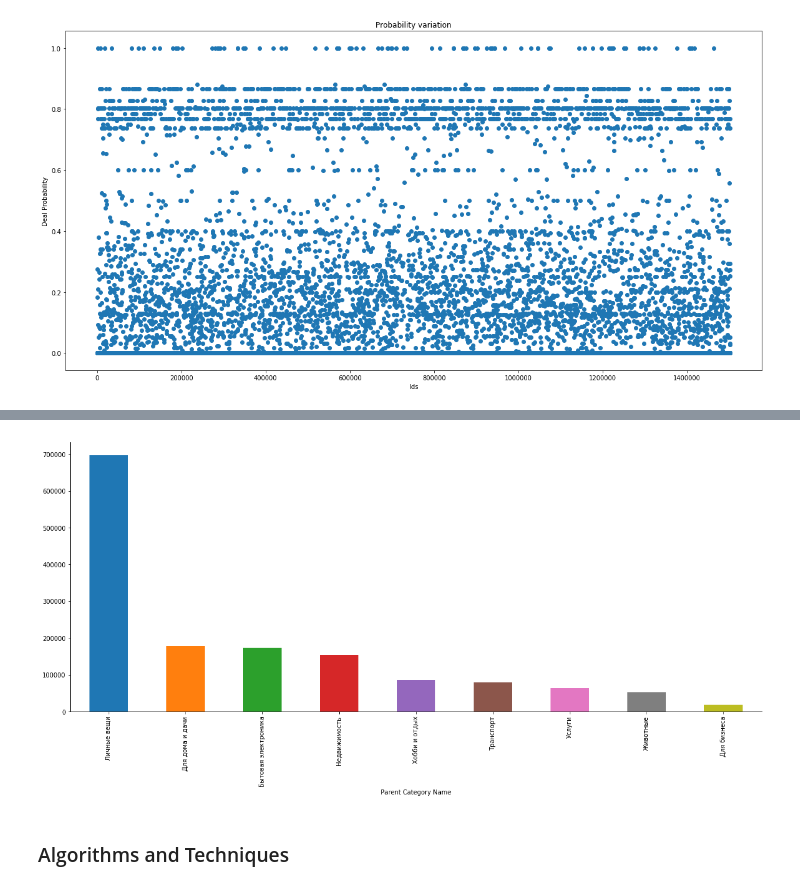
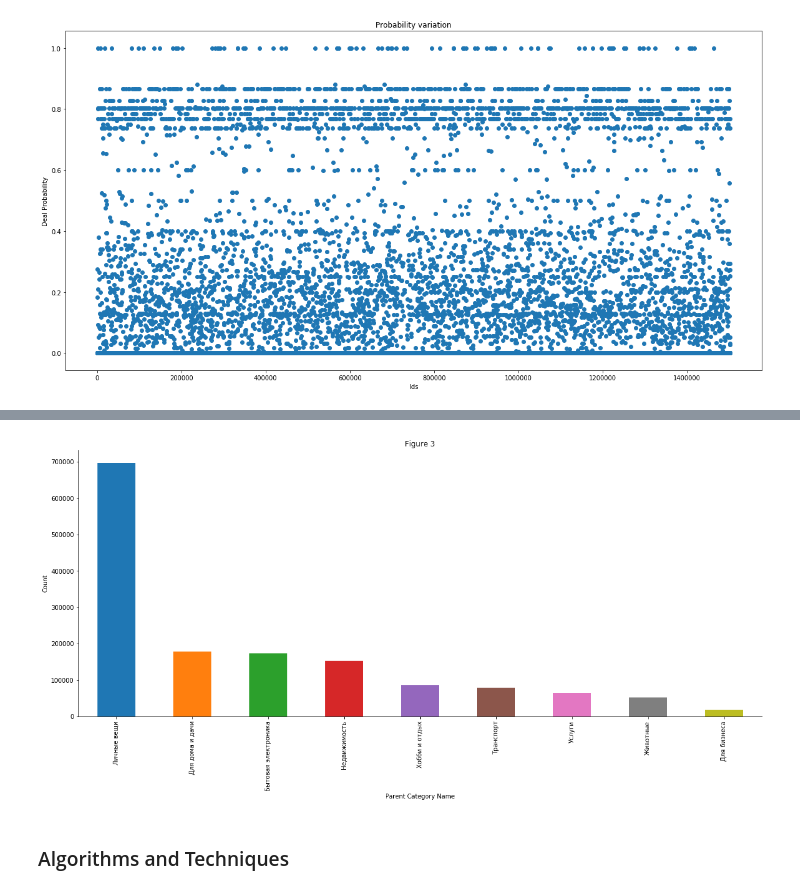
Before and after one commit to sachinlamba/Capstone_ML, a Jupyter notebook: report.ipynb, the cells around one changed output, grey strips where cells are left out. Drawn from its saved outputs; the diff is of its cells as text; code cells hidden in the pictures.

```diff
--- a/report.ipynb
+++ b/report.ipynb
@@ -183,22 +226,19 @@ sns.despine()
 # %%
 plt.figure(figsize=(20, 8))
 all_train_dataset.parent_category_name.value_counts(dropna=False).plot(kind='bar', rot=0)
+plt.title('Figure 3')
 plt.xlabel('Parent Category Name')
+plt.ylabel('Count')
 plt.xticks(rotation=90)
 sns.despine()
+
 # plt.figure(figsize=(20, 8))
 # all_train_dataset.city.value_counts(dropna=False).plot(kind='bar', rot=0)
 # plt.xlabel('city')
 # plt.xticks(rotation=90)
 # sns.despine()
-
-# plt.figure(figsize=(20, 8))
-# all_train_dataset.price.value_counts(dropna=False).plot(kind='bar', rot=0)
-# plt.xlabel('city')
-# plt.xticks(rotation=90)
-# sns.despine()
 # %% [output]
-[figure, old version]
+[figure, new version]
 # %% [markdown]
 ### Algorithms and Techniques
 # %% [markdown]
```
Also changed, not shown: parts of 25 cells of this notebook, 4 other files.
